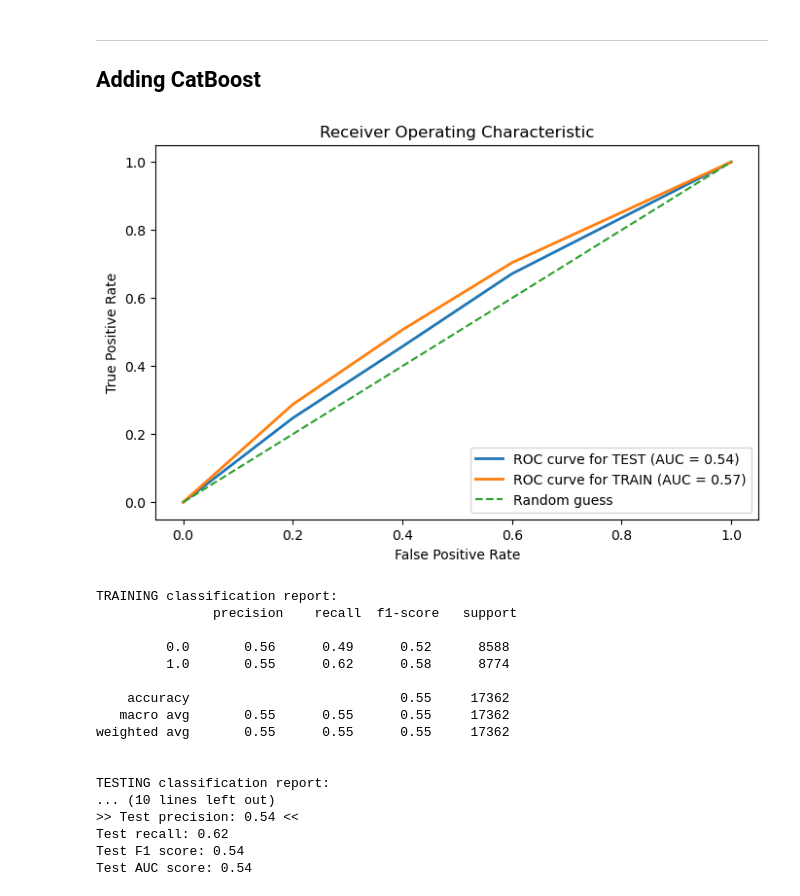
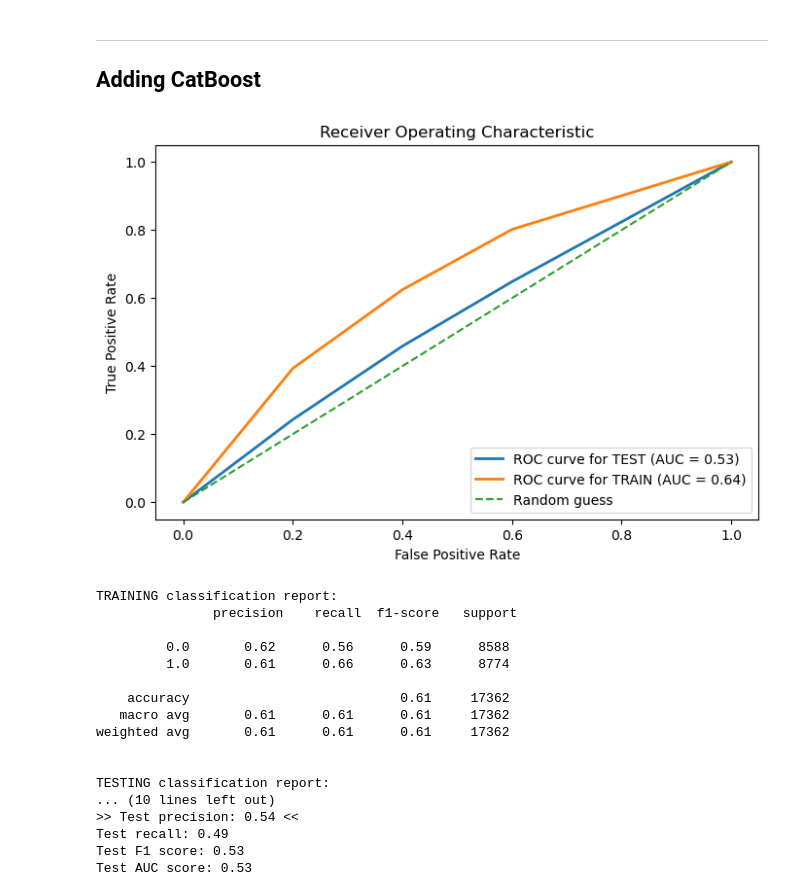
Before and after one commit to adrienCAD/ALGOTRADING_Research, a Jupyter notebook: Coding_Experiments/SimpleTrendFollowing_XGB.ipynb, the cells around one changed output. Cells and saved outputs as stored; diff of their text form; code cells hidden in the pictures.

```diff
--- a/Coding_Experiments/SimpleTrendFollowing_XGB.ipynb
+++ b/Coding_Experiments/SimpleTrendFollowing_XGB.ipynb
@@ -31,6 +31,8 @@ trading_df = pd.read_csv(
     parse_dates=True
 )
 
+trading_df = trading_df.drop(["close_time","quote_av","trades","tb_base_av","tb_quote_av","ignore"], axis =1)
+
 # Review the DataFrame
 trading_df.head()
 # %% [output]
@@ -96,8 +98,8 @@ for t in timeperiods:
     vama = TA.VAMA(df, t)
 
     # calculate the Force Index
-    #force_index = pd.Series(df['close'].diff(1) * df['volume'], index=df.index)
-    #force_ema = force_index.ewm(span=t, min_periods=0, adjust=True, ignore_na=False).mean()
+    force_index = pd.Series(df['close'].diff(1) * df['volume'], index=df.index)
+    force_ema = force_index.ewm(span=t, min_periods=0, adjust=True, ignore_na=False).mean()
 
     #df['force_index'] = force_index
     #df[f'force_index_ema_{t}'] = force_ema # add the Force Index and its EMA to the DataFrame
@@ -140,7 +142,7 @@ df['cci'] = TA.CCI(df)
 # assuming you have OHLCV data in a pandas dataframe called "df"
 #volume_momentum = talib.MOM(df['volume'])
 # %%
-'''
+
 # calculate the Ichimoku Kinko Hyo indicator
 # Calculate the conversion line
 nine_period_high = df['high'].rolling(window=9).max()
@@ -164,6 +166,3 @@ df['senkou_span_b'] = ((fifty_two_period_high + fifty_two_period_low) / 2).shift
 
 # Calculate the lagging span
 df['chikou_span'] = df['close'].shift(periods=-periods)
-
-df = df.drop(["ignore"], axis =1)
-'''
@@ -247,7 +244,7 @@ Name: signal, dtype: int64
 # %%
 # Create a new column in the trading_df called signal setting its value to zero.
 X= balanced_df.copy()
-X= X.drop(["open","high","low","close","volume","actual_returns"], axis =1).shift().dropna().copy()
+X= X.drop(["open","high","low","close","volume","actual_returns","signal"], axis =1).shift().dropna().copy()
 # %% [markdown]
 #### Creating the feature set
 # %%
@@ -535,33 +543,33 @@ shap.summary_plot(shap_values, X_test, plot_type="bar")
 # %%
 # Import libraries
 from catboost import CatBoostClassifier
 # Initialize the CatBoost model
 
-cb_clf = CatBoostClassifier(iterations=250,random_state=seed  ,l2_leaf_reg=10000, verbose = False)
+cb_clf = CatBoostClassifier(iterations=250,random_state=seed  ,l2_leaf_reg=5.8, verbose = False)
 
 # Train the model on the training data
 cb_clf.fit(X_train_scaled, y_train)
 
 ROC(cb_clf,X_train_scaled, X_test_scaled, y_train, y_test)
 # %% [output]
-[figure, old version]
+[figure, new version]
 TRAINING classification report:
                precision    recall  f1-score   support
 
-         0.0       0.56      0.49      0.52      8588
-         1.0       0.55      0.62      0.58      8774
+         0.0       0.62      0.56      0.59      8588
+         1.0       0.61      0.66      0.63      8774
 
-    accuracy                           0.55     17362
-   macro avg       0.55      0.55      0.55     17362
-weighted avg       0.55      0.55      0.55     17362
+    accuracy                           0.61     17362
+   macro avg       0.61      0.61      0.61     17362
+weighted avg       0.61      0.61      0.61     17362
 
 
 TESTING classification report:
 ... (10 lines left out)
 >> Test precision: 0.54 <<
-Test recall: 0.62
-Test F1 score: 0.54
-Test AUC score: 0.54
+Test recall: 0.49
+Test F1 score: 0.53
+Test AUC score: 0.53
 # %%
 # Define the trading fee as a decimal
 trading_fee = 0.00075
```
Also changed, not shown: parts of 21 cells of this notebook, 5 other files.
